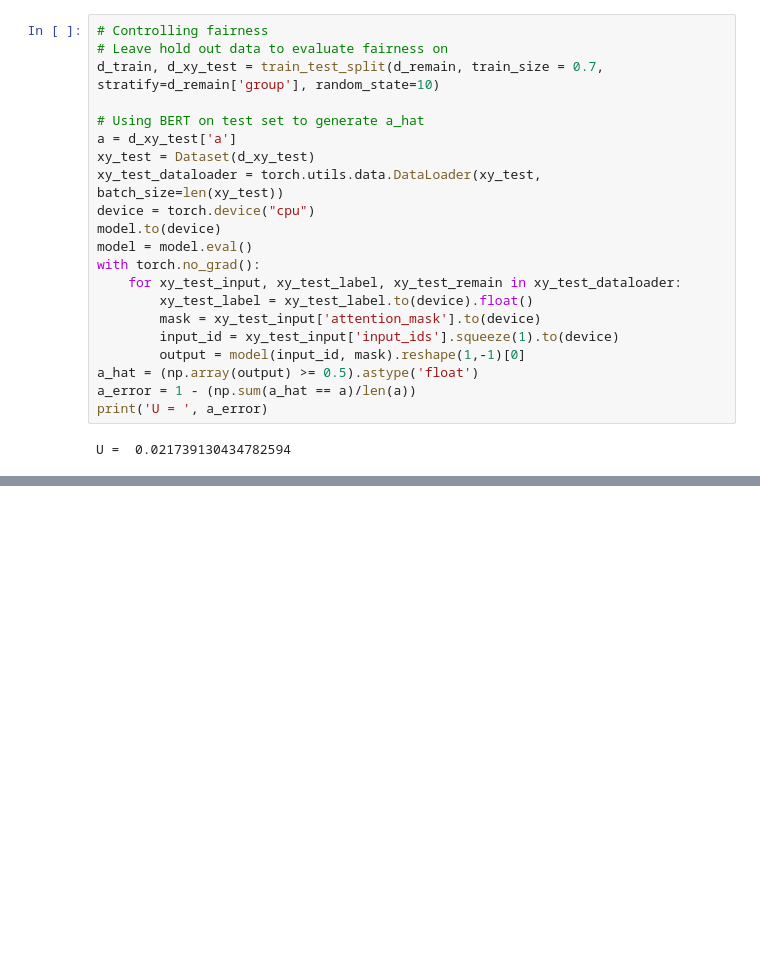
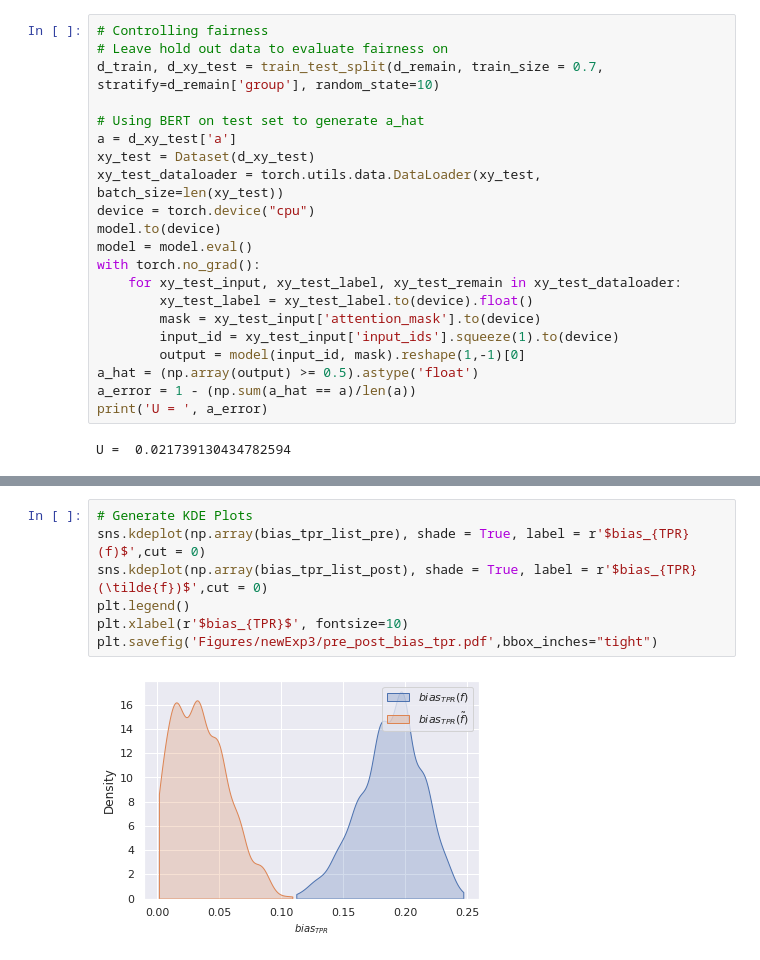
Before and after one commit to beepulbharti/fairness_project, a Jupyter notebook: Experiments/new_Exp3_realdata.ipynb, the cells around one changed output, grey strips where cells are left out. Saved outputs shown, nothing was run; the diff lists cells and outputs as text; blank space fills up the shorter version.

```diff
--- a/Experiments/new_Exp3_realdata.ipynb
+++ b/Experiments/new_Exp3_realdata.ipynb
@@ -231,0 +251,9 @@ plt.savefig('Figures/newExp3/real_data_fpr_control_Eng_Arg.pdf',bbox_inches="tig
+# %%
+# Generate KDE Plots
+sns.kdeplot(np.array(bias_tpr_list_pre), shade = True, label = r'$bias_{TPR}(f)$',cut = 0)
+sns.kdeplot(np.array(bias_tpr_list_post), shade = True, label = r'$bias_{TPR}(\tilde{f})$',cut = 0)
+plt.legend()
+plt.xlabel(r'$bias_{TPR}$', fontsize=10)
+plt.savefig('Figures/newExp3/pre_post_bias_tpr.pdf',bbox_inches="tight")
+# %% [output]
+[figure, added]
```
Also changed, not shown: parts of 4 cells of this notebook, 5 other files.
